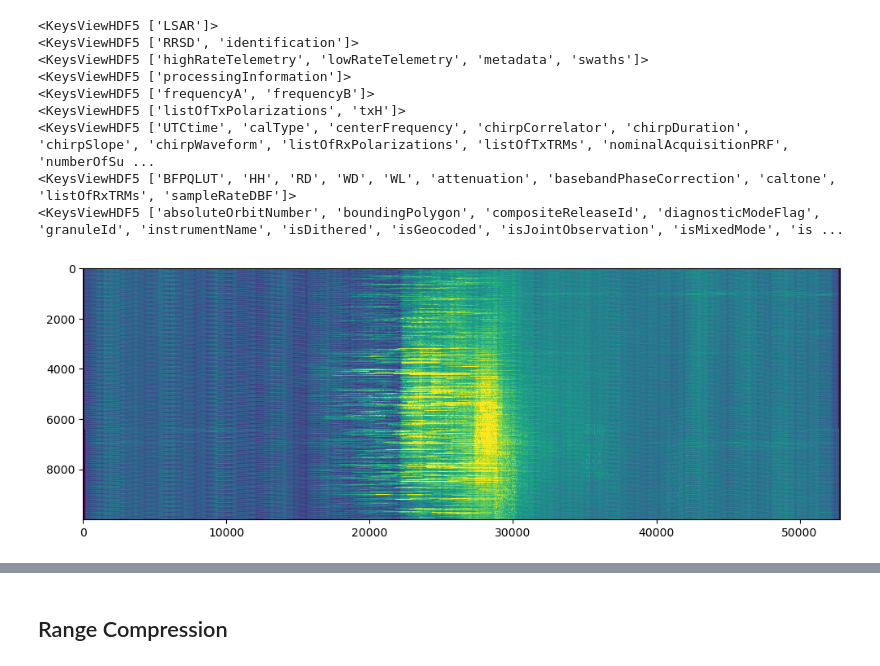
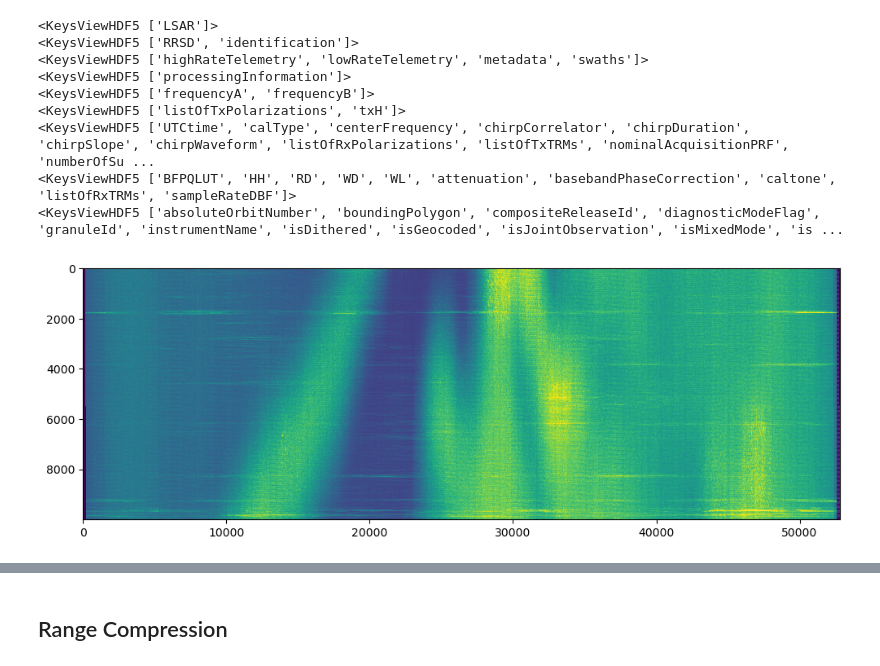
Before and after one commit to AndrewPlayer3/sar_processing, a Jupyter notebook: nisar_level0/nisar-eval.ipynb, the cells around one changed output, grey strips where cells are left out. Saved outputs shown, nothing was run; the diff lists cells and outputs as text; code cells hidden in the pictures.

```diff
--- a/nisar_level0/nisar-eval.ipynb
+++ b/nisar_level0/nisar-eval.ipynb
@@ -75,17 +88,38 @@ print(product['science']['LSAR']['identification'].keys())
+# %%
+max_uint32 = 4294967295
 # %%
 bfpqlut = np.asarray(product['science']['LSAR']['RRSD']['swaths']['frequencyA']['txH']['rxH']['BFPQLUT'])
-data = product['science']['LSAR']['RRSD']['swaths']['frequencyA']['txH']['rxH']['HH'][70000:80000, :]
+data = product['science']['LSAR']['RRSD']['swaths']['frequencyA']['txH']['rxH']['HH'][start_az_index:end_az_index, :]
 decoded = bfpqlut[data['r']] + 1j * bfpqlut[data['i']]
+# %%
+num_az, num_rng = decoded.shape
 # %%
 data = None
 del data
+# %%
+prev_end = np.zeros((end_az_index-start_az_index), dtype=np.uint32)
+for swath in range(num_subswaths):
+    subswath = valid_samples[swath, start_az_index:end_az_index]
+
+    for az_index in range(end_az_index-start_az_index):
+        start, end = subswath[az_index]
+
+        if start == max_uint32:
+            start = num_rng
+
+        if end == max_uint32:
+            end = num_rng
+
+        decoded[az_index, range(prev_end[az_index], start)] = 0.0 + 0.0j
+
+        prev_end[az_index] = end
 # %%
 # %matplotlib qt
 %matplotlib inline
-plt.imshow(np.abs(decoded), vmin=0, vmax=200, aspect='auto')
+plt.imshow(np.abs(decoded), vmin=0, vmax=100, aspect='auto')
 plt.show()
 # %% [output]
-[figure, old version]
+[figure, new version]
 # %%
 %matplotlib inline
 plot_signal_components(decoded[9205, :])
```
Also changed, not shown: parts of 43 cells of this notebook.
